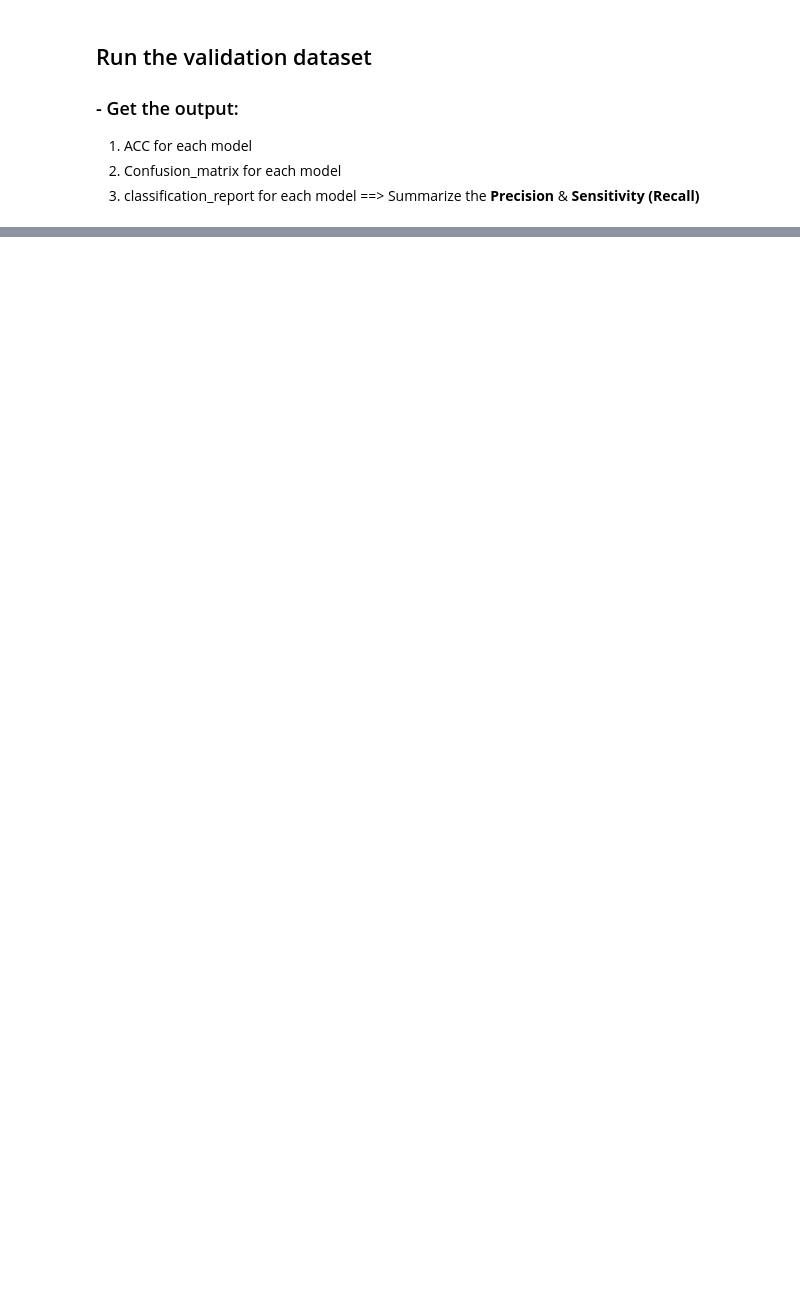
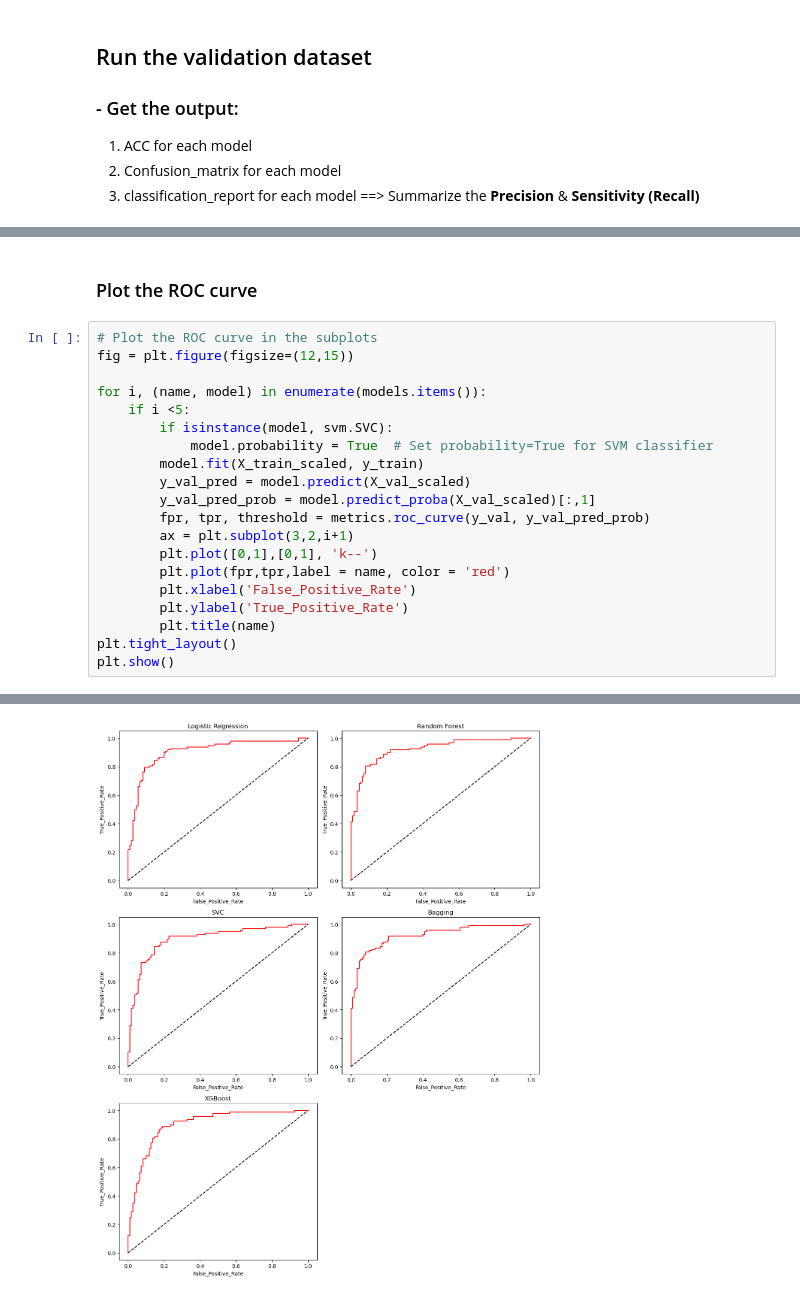
Before and after one commit to dsChenWu/ML-Project, a Jupyter notebook: credit_card_project/Credit_catd_approval.ipynb, the cells around one changed output, grey strips where cells are left out. Saved outputs shown, nothing was run; the diff lists cells and outputs as text; blank space fills up the shorter version.

```diff
--- a/credit_card_project/Credit_catd_approval.ipynb
+++ b/credit_card_project/Credit_catd_approval.ipynb
@@ -339,0 +407,23 @@ print(np.mean(all_values))
+# %% [markdown]
+### Plot the ROC curve
+# %%
+# Plot the ROC curve in the subplots
+fig = plt.figure(figsize=(12,15))
+
+for i, (name, model) in enumerate(models.items()):
+    if i <5:
+        if isinstance(model, svm.SVC):
+            model.probability = True  # Set probability=True for SVM classifier
+        model.fit(X_train_scaled, y_train)
+        y_val_pred = model.predict(X_val_scaled)
+        y_val_pred_prob = model.predict_proba(X_val_scaled)[:,1]
+        fpr, tpr, threshold = metrics.roc_curve(y_val, y_val_pred_prob)
+        ax = plt.subplot(3,2,i+1)
+        plt.plot([0,1],[0,1], 'k--')
+        plt.plot(fpr,tpr,label = name, color = 'red')
+        plt.xlabel('False_Positive_Rate')
+        plt.ylabel('True_Positive_Rate')
+        plt.title(name)
+plt.tight_layout()
+plt.show()
+# %% [output]
@@ -339,0 +432 @@ print(np.mean(all_values))
+[figure, added]
```
Also changed, not shown: parts of 14 cells of this notebook.
